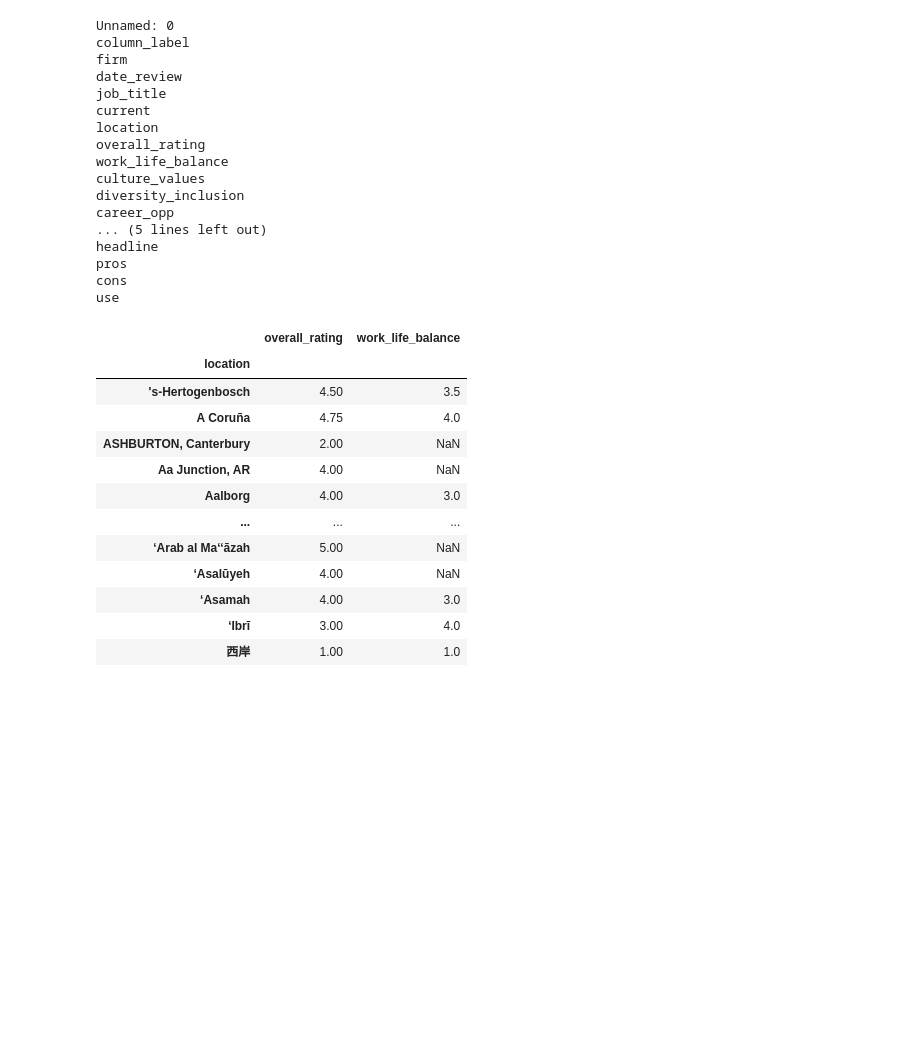
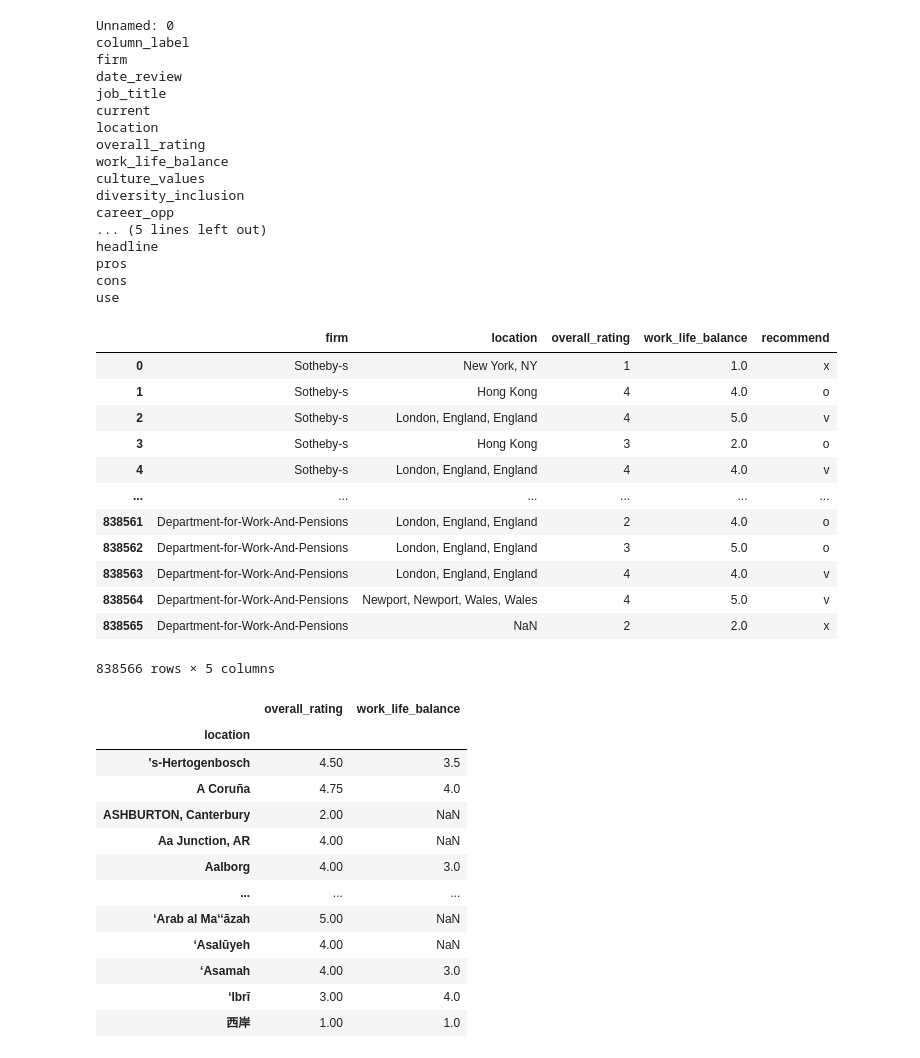
Before and after one commit to NidhiMehrotra22/Project_1_TEAM4, a Jupyter notebook: Project-1_The Greatest Job Satisfaction Soiree-checkpoint - Copy.ipynb, the cells around one changed output. Drawn from its saved outputs; the diff is of its cells as text; code cells hidden in the pictures; blank space fills up the shorter version.

```diff
--- a/Project-1_The Greatest Job Satisfaction Soiree-checkpoint - Copy.ipynb
+++ b/Project-1_The Greatest Job Satisfaction Soiree-checkpoint - Copy.ipynb
@@ -110,3 +110,19 @@ csv_clean = csv_read.drop(['Unnamed: 0', 'column_label','date_review', 'job_titl
+# %%
+csv_read
+# %% [output]
+|  | firm | location | overall_rating | work_life_balance | recommend |
+| 0 | Sotheby-s | New York, NY | 1 | 1.0 | x |
+| 1 | Sotheby-s | Hong Kong | 4 | 4.0 | o |
+| 2 | Sotheby-s | London, England, England | 4 | 5.0 | v |
+| 3 | Sotheby-s | Hong Kong | 3 | 2.0 | o |
+| 4 | Sotheby-s | London, England, England | 4 | 4.0 | v |
+| ... | ... | ... | ... | ... | ... |
+| 838561 | Department-for-Work-And-Pensions | London, England, England | 2 | 4.0 | o |
+| 838562 | Department-for-Work-And-Pensions | London, England, England | 3 | 5.0 | o |
+| 838563 | Department-for-Work-And-Pensions | London, England, England | 4 | 4.0 | v |
+| 838564 | Department-for-Work-And-Pensions | Newport, Newport, Wales, Wales | 4 | 5.0 | v |
+| 838565 | Department-for-Work-And-Pensions | NaN | 2 | 2.0 | x |
+838566 rows × 5 columns
 # %%
 # JW find average rating for all companies
 
```
Also changed, not shown: parts of 5 cells of this notebook.
